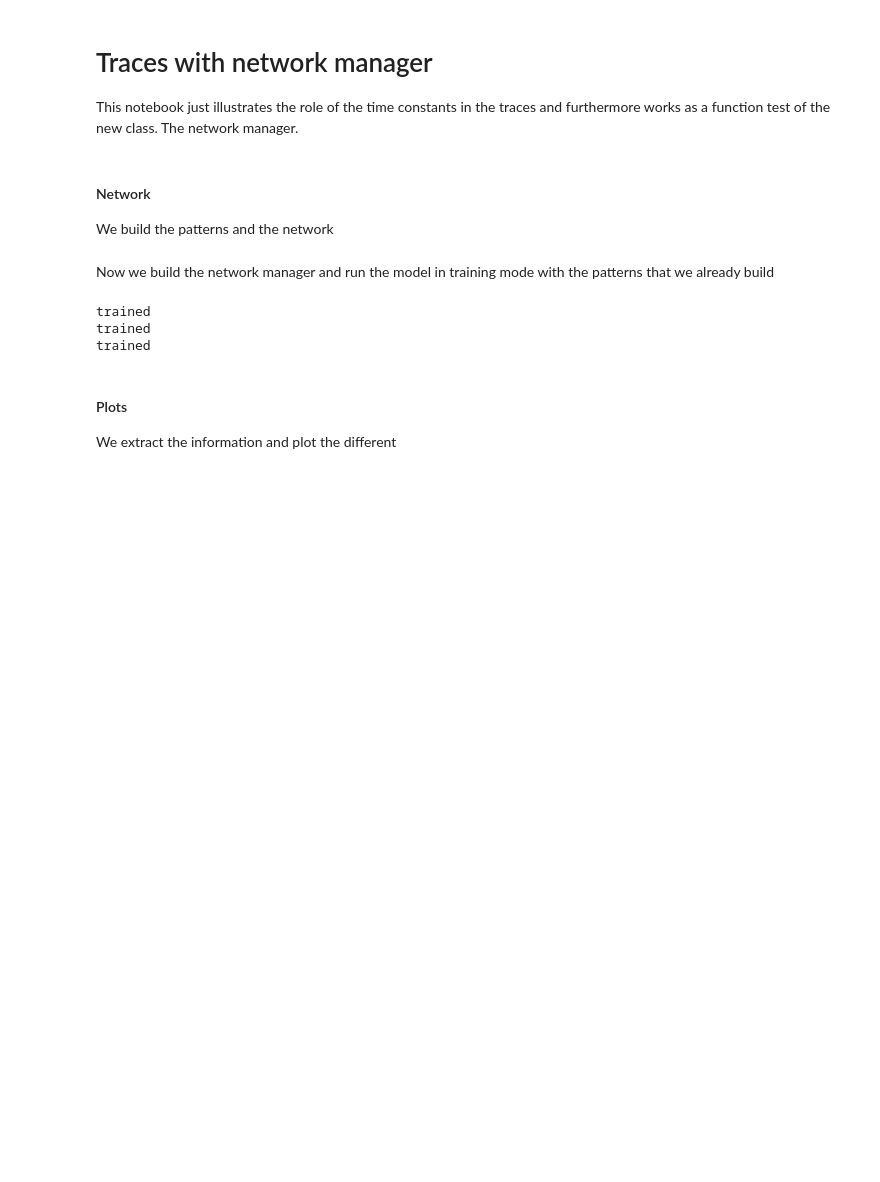
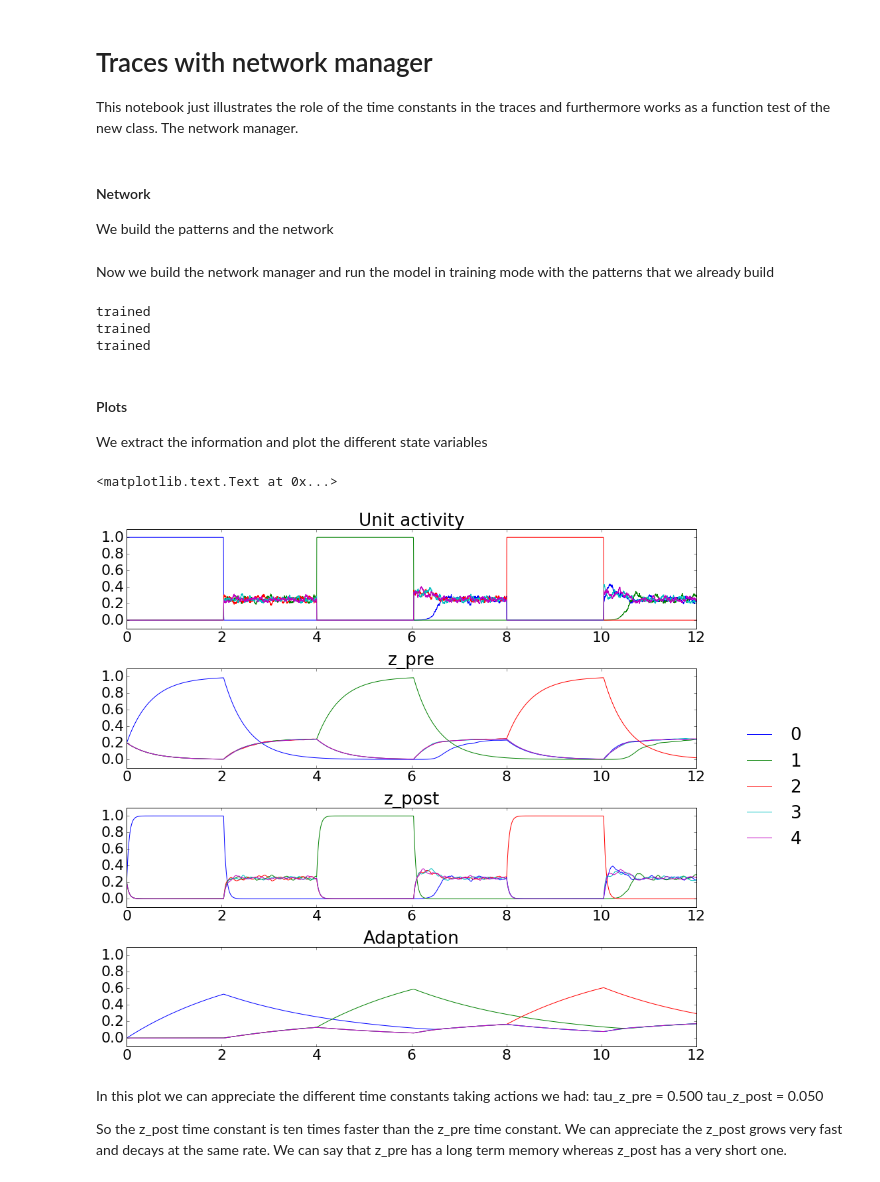
Before and after one commit to h-mayorquin/attractor_sequences, a Jupyter notebook: notebooks/2016-11-03(Traces with Network Manager).ipynb, the cells around one changed output. Drawn from its saved outputs; the diff is of its cells as text; code cells hidden in the pictures; blank space fills up the shorter version.

Commit message:
Effect of traces notebook ready

```diff
--- a/notebooks/2016-11-03(Traces with Network Manager).ipynb
+++ b/notebooks/2016-11-03(Traces with Network Manager).ipynb
@@ -70,4 +70,55 @@ trained
 trained
 # %% [markdown]
 #### Plots
-We extract the information and plot the different
+We extract the information and plot the different state variables
+# %%
+history = manager.history
+total_time = np.arange(0, n_patterns* 2 * (T_training + dt), dt)
+
+z_pre_hypercolum = history['z_pre'][..., :minicolumns]
+z_post_hypercolum = history['z_post'][..., :minicolumns]
+o_hypercolum = history['o'][..., :minicolumns]
+a_hypercolum = history['a'][..., :minicolumns]
+# %%
+# Plot z_traces
+fig = plt.figure(figsize=(16, 12))
+ax1 = fig.add_subplot(411)
+ax2 = fig.add_subplot(412)
+ax3 = fig.add_subplot(413)
+ax4 = fig.add_subplot(414)
+
+fig.tight_layout()
+fig.subplots_adjust(right=0.8)
+
+for index in range(minicolumns):
+    ax1.plot(total_time, o_hypercolum[:, index], label=str(index))
+    ax2.plot(total_time, z_pre_hypercolum[:, index], label=str(index))
+    ax3.plot(total_time, z_post_hypercolum[:, index], label=str(index))
+    ax4.plot(total_time, a_hypercolum[:, index], label=str(index))
+
+handles, labels = ax1.get_legend_handles_labels()
+fig.legend(handles, labels, loc='right', borderpad=2.0, fancybox=True, frameon=False, shadow=True)
+
+
+ax1.set_ylim([-0.1, 1.1])
+ax1.set_xlim([0, 12])
+ax2.set_ylim([-0.1, 1.1])
+ax2.set_xlim([0, 12])
+ax3.set_ylim([-0.1, 1.1])
+ax3.set_xlim([0, 12])
+ax4.set_ylim([-0.1, 1.1])
+ax4.set_xlim([0, 12])
+
+ax1.set_title('Unit activity')
+ax2.set_title('z_pre')
+ax3.set_title('z_post')
+ax4.set_title('Adaptation')
+# %% [output]
+<matplotlib.text.Text at 0x...>
+[figure, added]
+# %% [markdown]
+In this plot we can appreciate the different time constants taking actions we had:
+tau_z_pre = 0.500
+tau_z_post = 0.050
+
+So the z_post time constant is ten times faster than the z_pre time constant. We can appreciate the z_post grows very fast and decays at the same rate. We can say that z_pre has a long term memory whereas z_post has a very short one.
```
Also changed, not shown: parts of 2 cells of this notebook.
